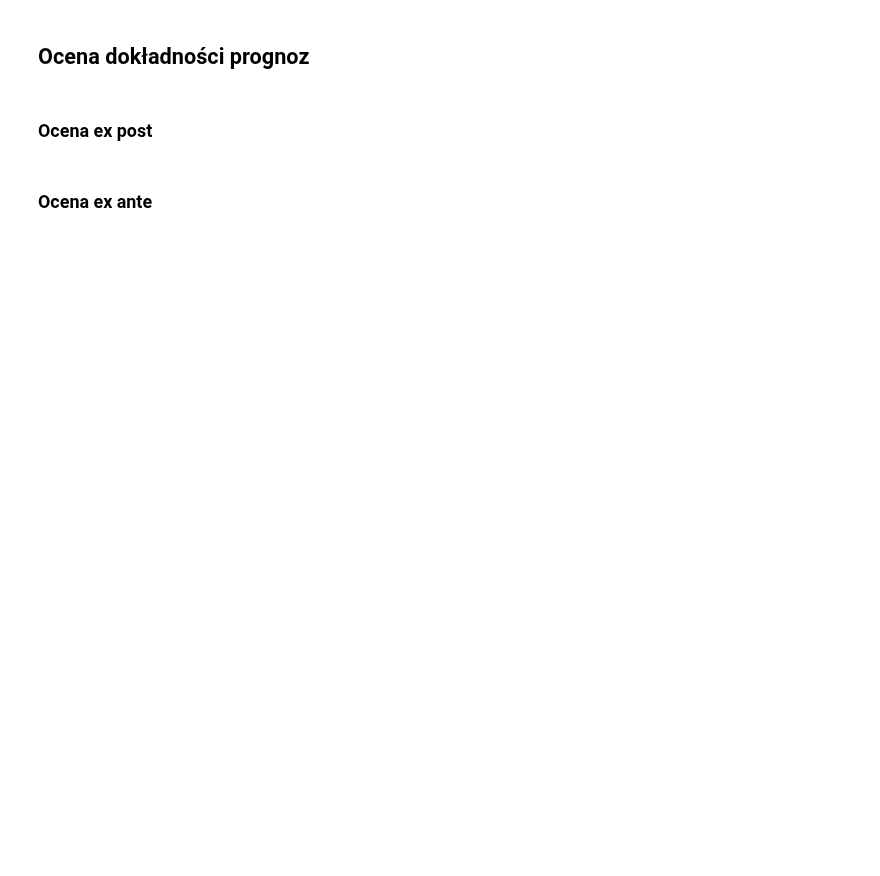
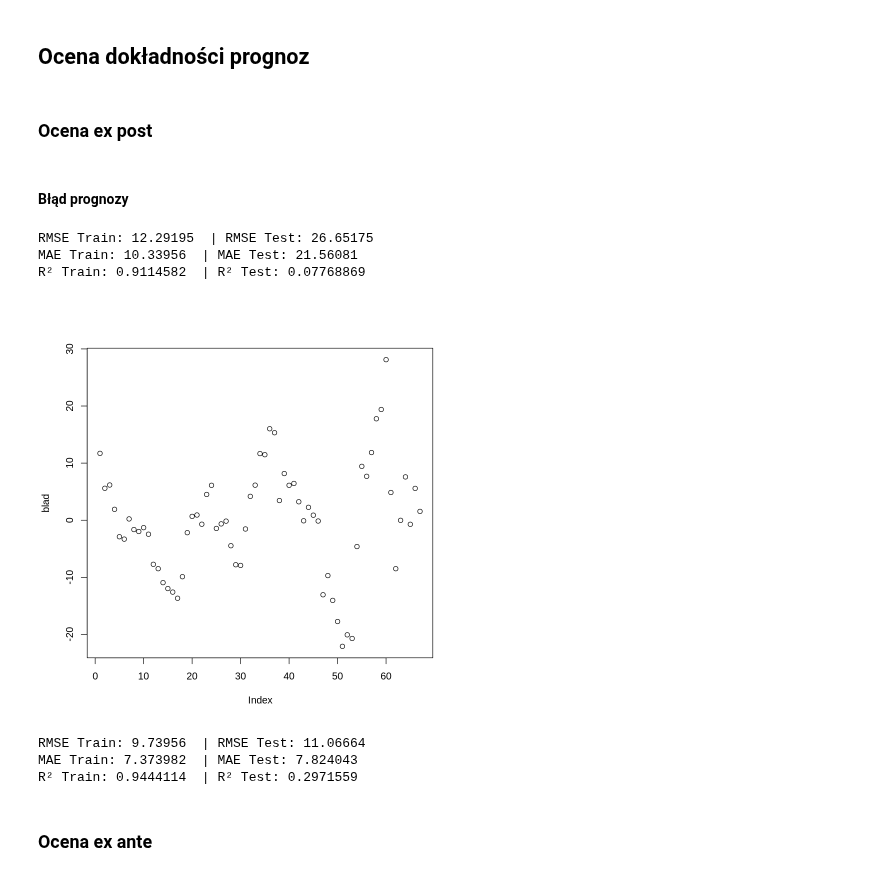
Before and after one commit to plo17/econometric_model, a Jupyter notebook: model_ekonometryczny.ipynb, the cells around one changed output. Cells and saved outputs as stored; diff of their text form; code cells hidden in the pictures; blank space fills up the shorter version.

```diff
--- a/model_ekonometryczny.ipynb
+++ b/model_ekonometryczny.ipynb
@@ -633,3 +688,5 @@ anova(model_auto, model4)
 ## Ocena dokładności prognoz
 # %% [markdown]
 ### Ocena ex post
+# %% [markdown]
+#### Błąd prognozy
@@ -636,2 +699,59 @@ anova(model_auto, model4)
+# %%
+library(Metrics)
+
+# RMSE
+rmse_train <- rmse(trening$mleko, train4)
+rmse_test <- rmse(test$mleko, test4)
+
+# MAE
+mae_train <- mae(trening$mleko, train4)
+mae_test <- mae(test$mleko, test4)
+
+# R²
+r2_train <- cor(trening$mleko, train4)^2
+r2_test <- cor(test$mleko, test4)^2
+
+# Wyniki
+cat("RMSE Train:", rmse_train, " | RMSE Test:", rmse_test, "\n")
+cat("MAE Train:", mae_train, " | MAE Test:", mae_test, "\n")
+cat("R² Train:", r2_train, " | R² Test:", r2_test, "\n")
+# %% [output]
+RMSE Train: 12.29195  | RMSE Test: 26.65175
+MAE Train: 10.33956  | MAE Test: 21.56081
+R² Train: 0.9114582  | R² Test: 0.07768869
+# %%
+#model 1
+# Predykcja na zbiorze treningowym
+train3<- predict(model_all_3, newdata = trening)
+# Predykcja na zbiorze testowym
+test3 <- predict(model_all_3, newdata = test)
+# %%
+blad <- trening$mleko - train3
+plot(blad)
+# %% [output]
+[figure, added]
+# %%
+library(Metrics)
+
+# RMSE
+rmse_train <- rmse(trening$mleko, train3)
+rmse_test <- rmse(test$mleko, test3)
+
+# MAE
+mae_train <- mae(trening$mleko, train3)
+mae_test <- mae(test$mleko, test3)
+
+# R²
+r2_train <- cor(trening$mleko, train3)^2
+r2_test <- cor(test$mleko, test3)^2
+
+# Wyniki
+cat("RMSE Train:", rmse_train, " | RMSE Test:", rmse_test, "\n")
+cat("MAE Train:", mae_train, " | MAE Test:", mae_test, "\n")
+cat("R² Train:", r2_train, " | R² Test:", r2_test, "\n")
+# %% [output]
+RMSE Train: 9.73956  | RMSE Test: 11.06664
+MAE Train: 7.373982  | MAE Test: 7.824043
+R² Train: 0.9444114  | R² Test: 0.2971559
 # %% [markdown]
 ### Ocena ex ante
```
Also changed, not shown: parts of 13 cells of this notebook.
